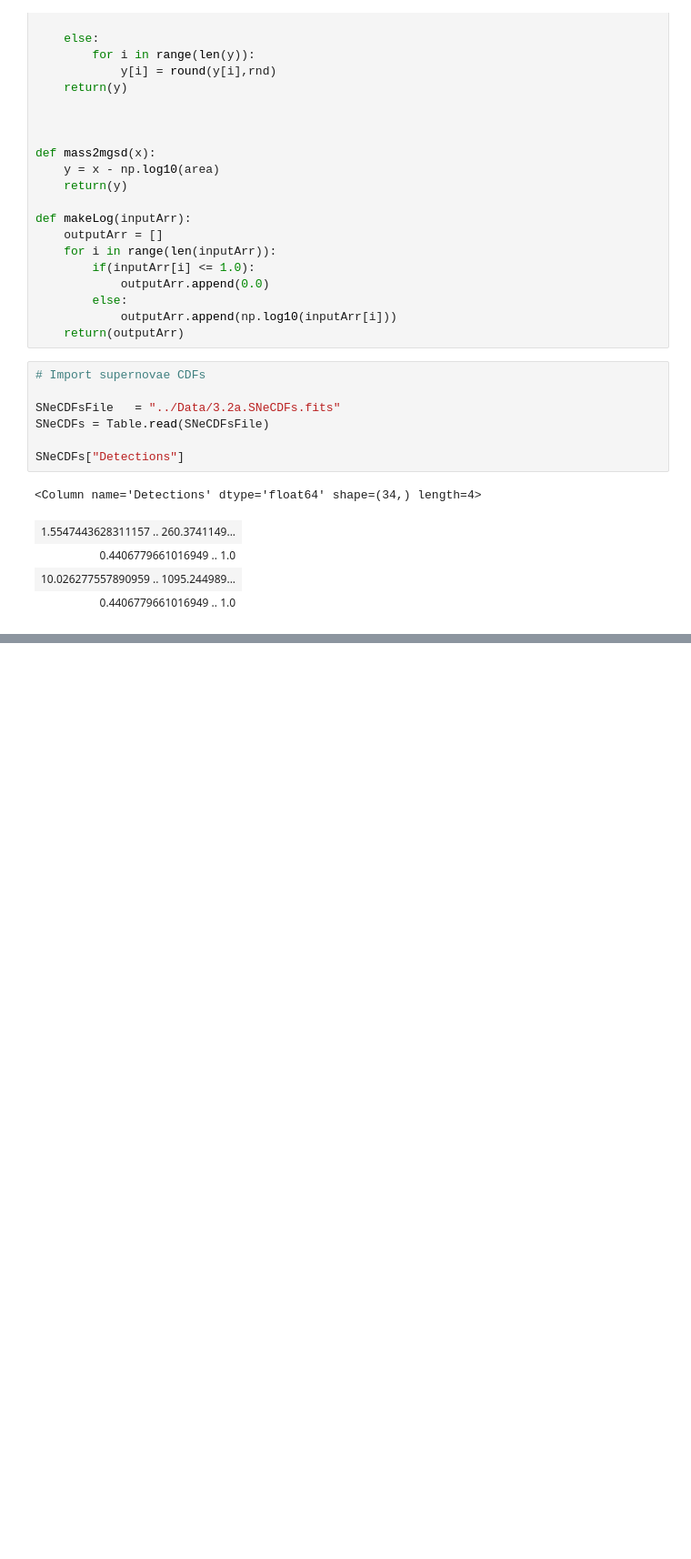
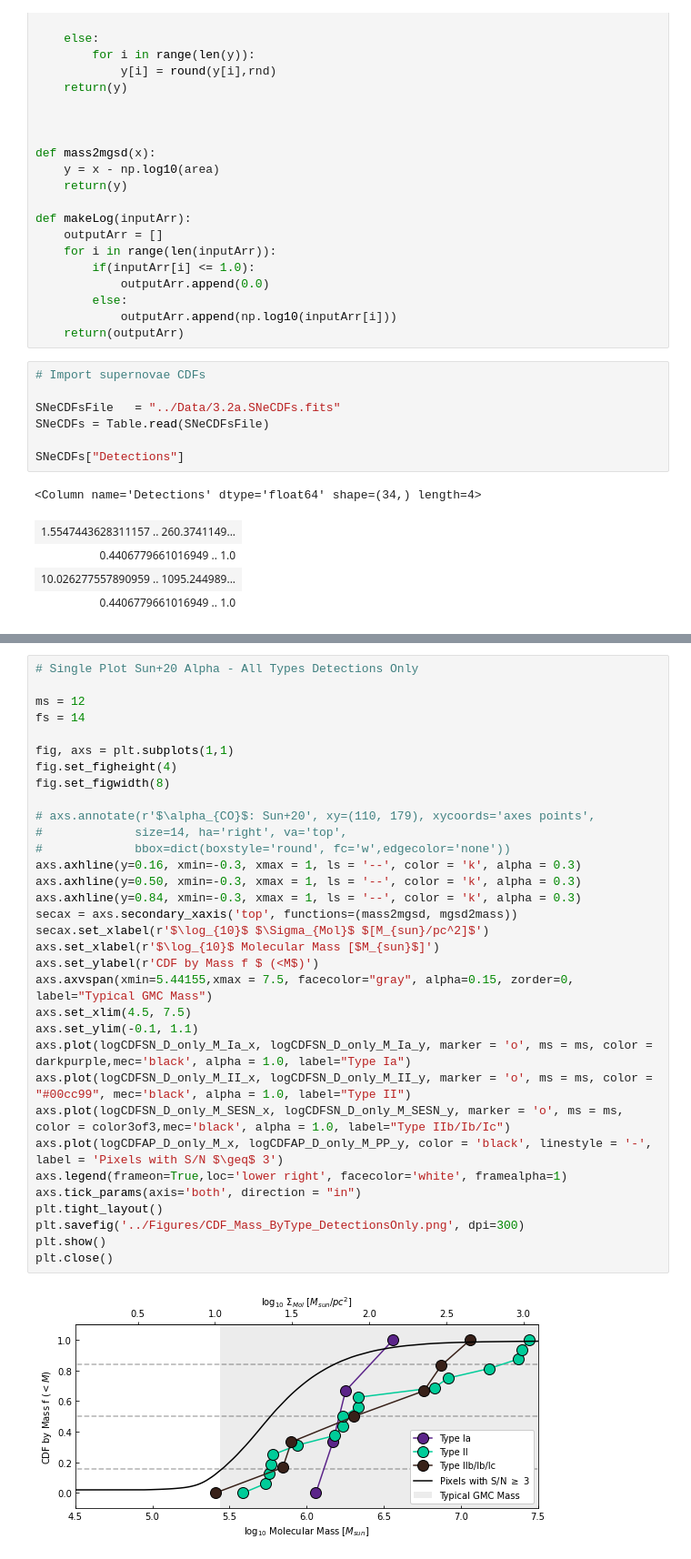
Before and after one commit to NessMayker/SNeCO, a Jupyter notebook: Code/3.2b_Plots_CDFs_150pc.ipynb, the cells around one changed output, grey strips where cells are left out. Shown at 91% size. Cells and saved outputs as stored; diff of their text form; blank space fills up the shorter version.

```diff
--- a/Code/3.2b_Plots_CDFs_150pc.ipynb
+++ b/Code/3.2b_Plots_CDFs_150pc.ipynb
@@ -289,0 +383,35 @@ plt.close()
+# %%
+# Single Plot Sun+20 Alpha - All Types Detections Only
+
+ms = 12
+fs = 14
+
+fig, axs = plt.subplots(1,1)
+fig.set_figheight(4)
+fig.set_figwidth(8)
+
+# axs.annotate(r'$\alpha_{CO}$: Sun+20', xy=(110, 179), xycoords='axes points',
+#             size=14, ha='right', va='top',
+#             bbox=dict(boxstyle='round', fc='w',edgecolor='none'))
+axs.axhline(y=0.16, xmin=-0.3, xmax = 1, ls = '--', color = 'k', alpha = 0.3)
+axs.axhline(y=0.50, xmin=-0.3, xmax = 1, ls = '--', color = 'k', alpha = 0.3)
+axs.axhline(y=0.84, xmin=-0.3, xmax = 1, ls = '--', color = 'k', alpha = 0.3)
+secax = axs.secondary_xaxis('top', functions=(mass2mgsd, mgsd2mass))
+secax.set_xlabel(r'$\log_{10}$ $\Sigma_{Mol}$ $[M_{sun}/pc^2]$')
+axs.set_xlabel(r'$\log_{10}$ Molecular Mass [$M_{sun}$]')
+axs.set_ylabel(r'CDF by Mass f $ (<M$)')
+axs.axvspan(xmin=5.44155,xmax = 7.5, facecolor="gray", alpha=0.15, zorder=0, label="Typical GMC Mass")
+axs.set_xlim(4.5, 7.5)
+axs.set_ylim(-0.1, 1.1)
+axs.plot(logCDFSN_D_only_M_Ia_x, logCDFSN_D_only_M_Ia_y, marker = 'o', ms = ms, color = darkpurple,mec='black', alpha = 1.0, label="Type Ia")
+axs.plot(logCDFSN_D_only_M_II_x, logCDFSN_D_only_M_II_y, marker = 'o', ms = ms, color = "#00cc99", mec='black', alpha = 1.0, label="Type II")
+axs.plot(logCDFSN_D_only_M_SESN_x, logCDFSN_D_only_M_SESN_y, marker = 'o', ms = ms, color = color3of3,mec='black', alpha = 1.0, label="Type IIb/Ib/Ic")
+axs.plot(logCDFAP_D_only_M_x, logCDFAP_D_only_M_PP_y, color = 'black', linestyle = '-', label = 'Pixels with S/N $\geq$ 3')
+axs.legend(frameon=True,loc='lower right', facecolor='white', framealpha=1)
+axs.tick_params(axis='both', direction = "in")
+plt.tight_layout()
+plt.savefig('../Figures/CDF_Mass_ByType_DetectionsOnly.png', dpi=300)
+plt.show()
+plt.close()
+# %% [output]
+[figure, added]
```
Also changed, not shown: parts of 13 cells of this notebook, 9 other files.
